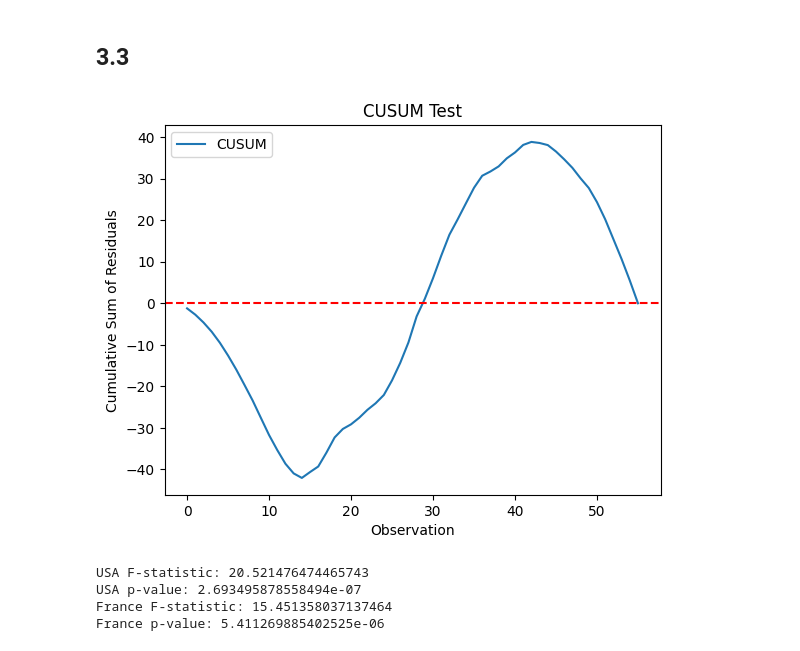
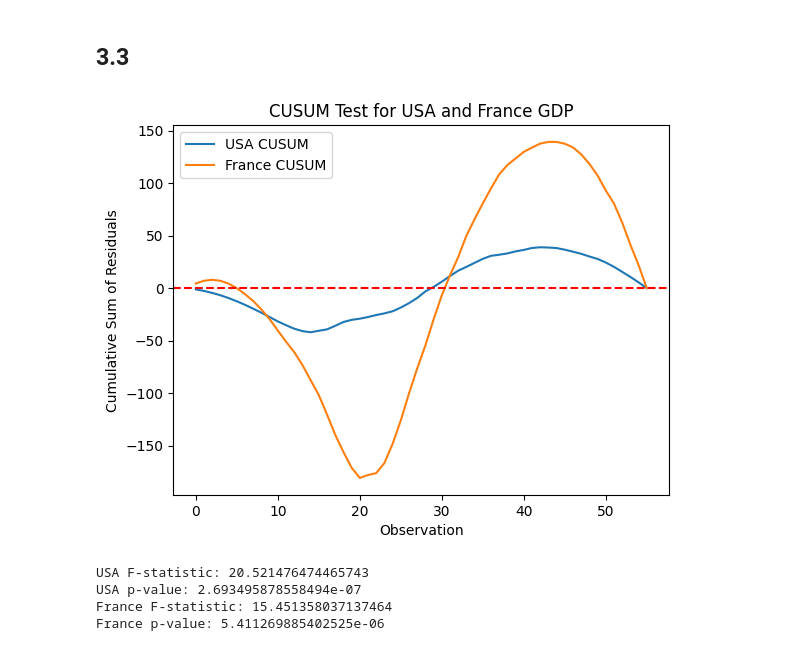
Before and after one commit to ErmakovSemen/banks_analitics, a Jupyter notebook: banks_analytics.ipynb, the cells around one changed output. Saved outputs shown, nothing was run; the diff lists cells and outputs as text; code cells hidden in the pictures.

```diff
--- a/banks_analytics.ipynb
+++ b/banks_analytics.ipynb
@@ -99,19 +99,36 @@ X = np.column_stack([np.ones(n), np.arange(1, n+1)])
 beta = np.linalg.inv(X.T @ X) @ X.T @ y
 y_fit = X @ beta
 residuals = y - y_fit
-
 cumulative_sum = np.cumsum(residuals - np.mean(residuals))
 
-# Построение графика кумулятивной суммы
-plt.plot(cumulative_sum, label='CUSUM')
-plt.axhline(y=0, color='r', linestyle='--')
-plt.title('CUSUM Test')
-plt.xlabel('Observation')
-plt.ylabel('Cumulative Sum of Residuals')
-plt.legend()
-plt.show()
+y_france = df['France']  # Временной ряд ВВП Франции
+n_france = len(y_france)
+X_france = np.column_stack([np.ones(n_france), df['Year']])
+beta_france = np.linalg.inv(X_france.T @ X_france) @ X_france.T @ y_france
+y_france_fit = X_france @ beta_france
+residuals_france = y_france - y_france_fit
+
+cumulative_sum_france = np.cumsum(residuals_france - np.mean(residuals_france))
-# %% [output]
-[figure, removed]
+# %%
+# График ВВП США
+plt.plot(cumulative_sum, label='USA CUSUM')
+
+# График ВВП Франции
+plt.plot(cumulative_sum_france, label='France CUSUM')
+
+# Добавляем горизонтальную линию на уровне 0 для ориентира
+plt.axhline(y=0, color='r', linestyle='--')
+
+# Настраиваем график
+plt.title('CUSUM Test for USA and France GDP')
+plt.xlabel('Observation')
+plt.ylabel('Cumulative Sum of Residuals')
+plt.legend()
+
+# Отображаем график
+plt.show()
+# %% [output]
+[figure, added]
 # %%
 import statsmodels.api as sm
 from scipy.stats import f
```
Also changed, not shown: parts of 1 cell of this notebook.
